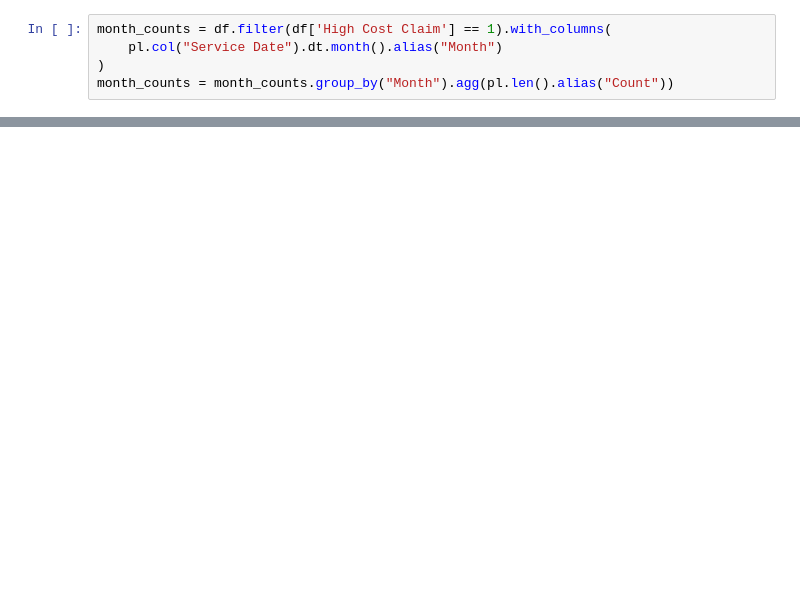
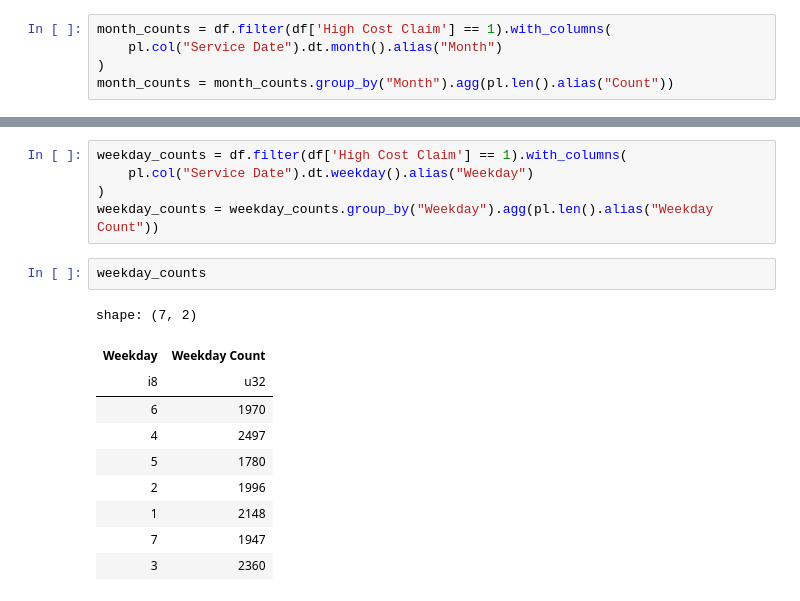
Before and after one commit to Joe-TheBro/DSU-Data-Competition-Spring2025, a Jupyter notebook: eda.ipynb, the cells around one changed output, grey strips where cells are left out. Saved outputs shown, nothing was run; the diff lists cells and outputs as text; blank space fills up the shorter version.

```diff
--- a/eda.ipynb
+++ b/eda.ipynb
@@ -177,0 +188,18 @@ plt.show()
+# %%
+weekday_counts = df.filter(df['High Cost Claim'] == 1).with_columns(
+    pl.col("Service Date").dt.weekday().alias("Weekday")
+)
+weekday_counts = weekday_counts.group_by("Weekday").agg(pl.len().alias("Weekday Count"))
+# %%
+weekday_counts
+# %% [output]
+shape: (7, 2)
+| Weekday | Weekday Count |
+| i8 | u32 |
+| 6 | 1970 |
+| 4 | 2497 |
+| 5 | 1780 |
+| 2 | 1996 |
+| 1 | 2148 |
+| 7 | 1947 |
+| 3 | 2360 |
```
Also changed, not shown: parts of 9 cells of this notebook.
